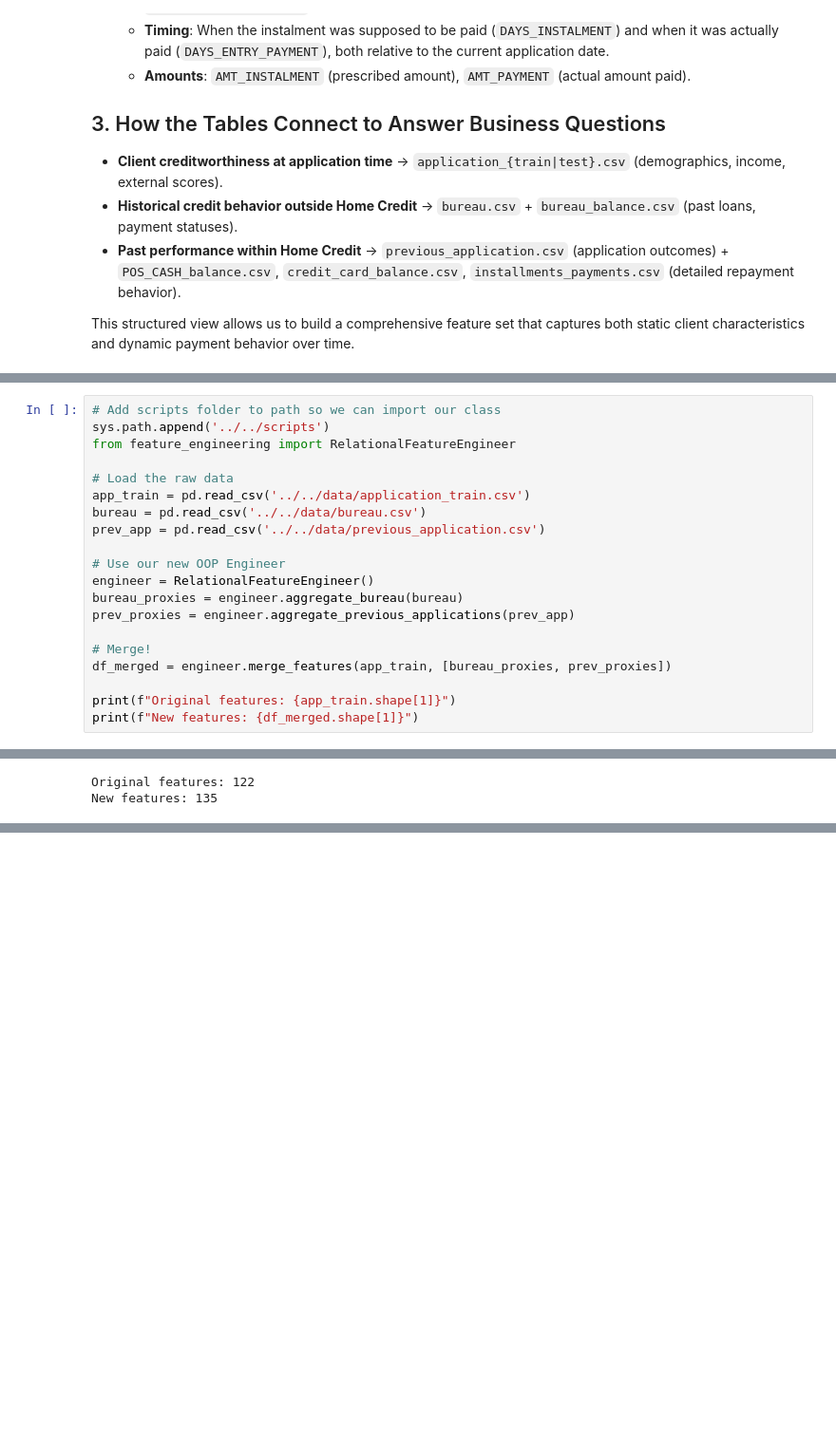
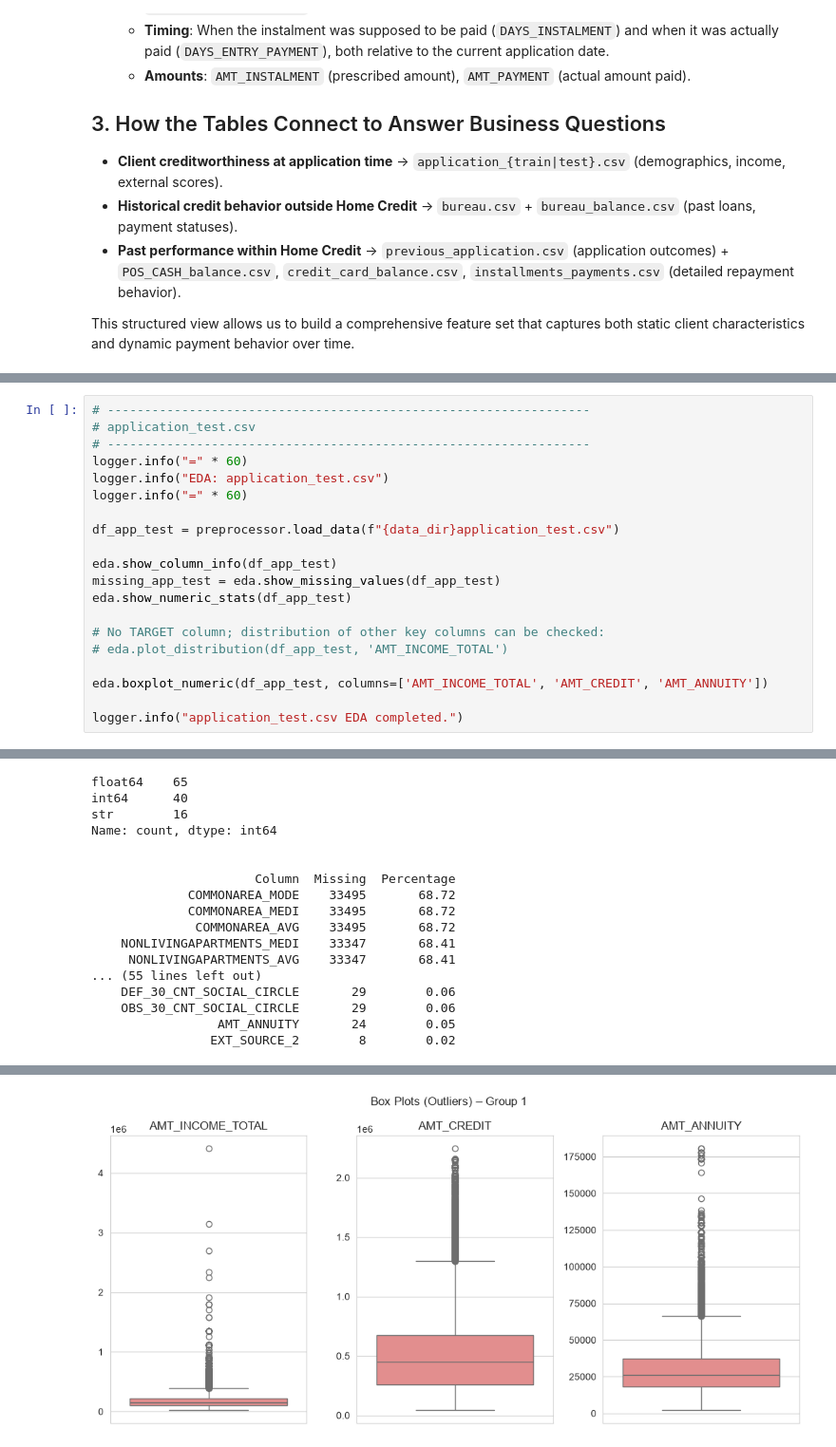
Before and after one commit to mahdikheirkhah/credit-scoring, a Jupyter notebook: results/feature_engineering/EDA.ipynb, the cells around one changed output, grey strips where cells are left out. Shown at 95% size. Drawn from its saved outputs; the diff is of its cells as text; blank space fills up the shorter version.

```diff
--- a/results/feature_engineering/EDA.ipynb
+++ b/results/feature_engineering/EDA.ipynb
@@ -136,21 +324,21 @@ The history saving thread hit an unexpected error (OperationalError('attempt to
 # %%
-# Add scripts folder to path so we can import our class
-sys.path.append('../../scripts')
-from feature_engineering import RelationalFeatureEngineer
+# -----------------------------------------------------------------
+# application_test.csv
+# -----------------------------------------------------------------
+logger.info("=" * 60)
+logger.info("EDA: application_test.csv")
+logger.info("=" * 60)
 
-# Load the raw data
-app_train = pd.read_csv('../../data/application_train.csv')
-bureau = pd.read_csv('../../data/bureau.csv')
-prev_app = pd.read_csv('../../data/previous_application.csv')
+df_app_test = preprocessor.load_data(f"{data_dir}application_test.csv")
 
-# Use our new OOP Engineer
-engineer = RelationalFeatureEngineer()
-bureau_proxies = engineer.aggregate_bureau(bureau)
-prev_proxies = engineer.aggregate_previous_applications(prev_app)
+eda.show_column_info(df_app_test)
+missing_app_test = eda.show_missing_values(df_app_test)
+eda.show_numeric_stats(df_app_test)
 
-# Merge!
-df_merged = engineer.merge_features(app_train, [bureau_proxies, prev_proxies])
+# No TARGET column; distribution of other key columns can be checked:
+# eda.plot_distribution(df_app_test, 'AMT_INCOME_TOTAL')
 
-print(f"Original features: {app_train.shape[1]}")
-print(f"New features: {df_merged.shape[1]}")
+eda.boxplot_numeric(df_app_test, columns=['AMT_INCOME_TOTAL', 'AMT_CREDIT', 'AMT_ANNUITY'])
+
+logger.info("application_test.csv EDA completed.")
 # %% [output]
@@ -165,2 +358,17 @@ print(f"New features: {df_merged.shape[1]}")
-Original features: 122
-New features: 135
+float64    65
+int64      40
+str        16
+Name: count, dtype: int64
+
+
+                      Column  Missing  Percentage
+             COMMONAREA_MODE    33495       68.72
+             COMMONAREA_MEDI    33495       68.72
+              COMMONAREA_AVG    33495       68.72
+    NONLIVINGAPARTMENTS_MEDI    33347       68.41
+     NONLIVINGAPARTMENTS_AVG    33347       68.41
+... (55 lines left out)
+    DEF_30_CNT_SOCIAL_CIRCLE       29        0.06
+    OBS_30_CNT_SOCIAL_CIRCLE       29        0.06
+                 AMT_ANNUITY       24        0.05
+                EXT_SOURCE_2        8        0.02
@@ -166,0 +393 @@ New features: 135
+[figure, added]
```
Also changed, not shown: parts of 12 cells of this notebook, 5 other files.
